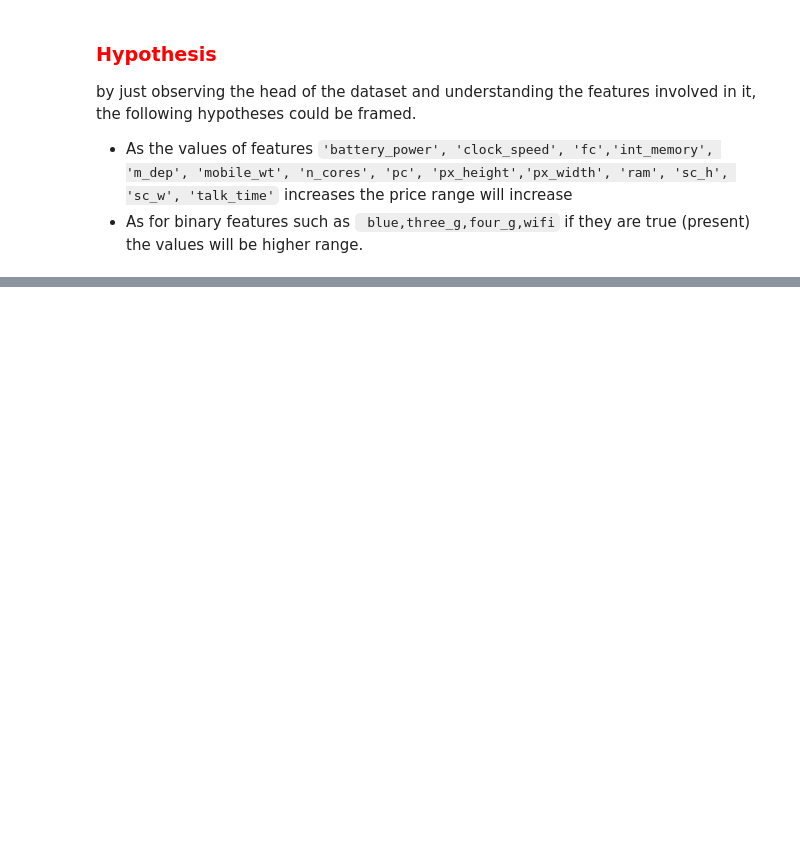
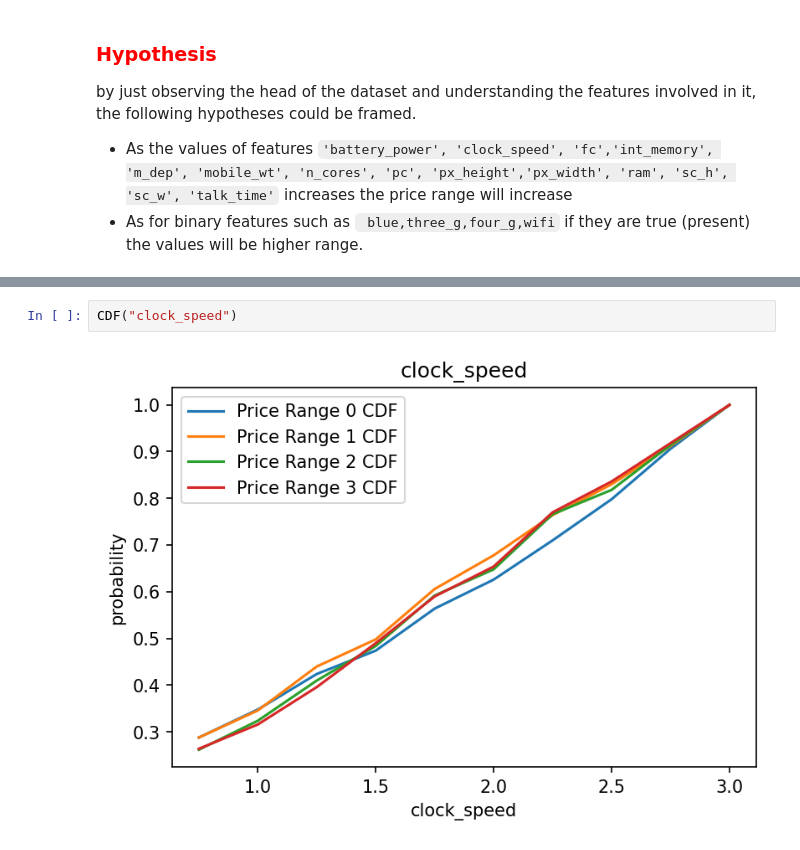
Before and after one commit to MohanVishe/Supervised-ML--Classification----Mobile-Price-Range-Prediction, a Jupyter notebook: Mobile_Price_Range_Prediction_Individual_Project.ipynb, the cells around one changed output, grey strips where cells are left out. Drawn from its saved outputs; the diff is of its cells as text; blank space fills up the shorter version.

```diff
--- a/Mobile_Price_Range_Prediction_Individual_Project.ipynb
+++ b/Mobile_Price_Range_Prediction_Individual_Project.ipynb
@@ -224,0 +300,4 @@ by just observing the head of the dataset and understanding the features involve
+# %%
+CDF("clock_speed")
+# %% [output]
+[figure, added]
```
Also changed, not shown: parts of 25 cells of this notebook.
